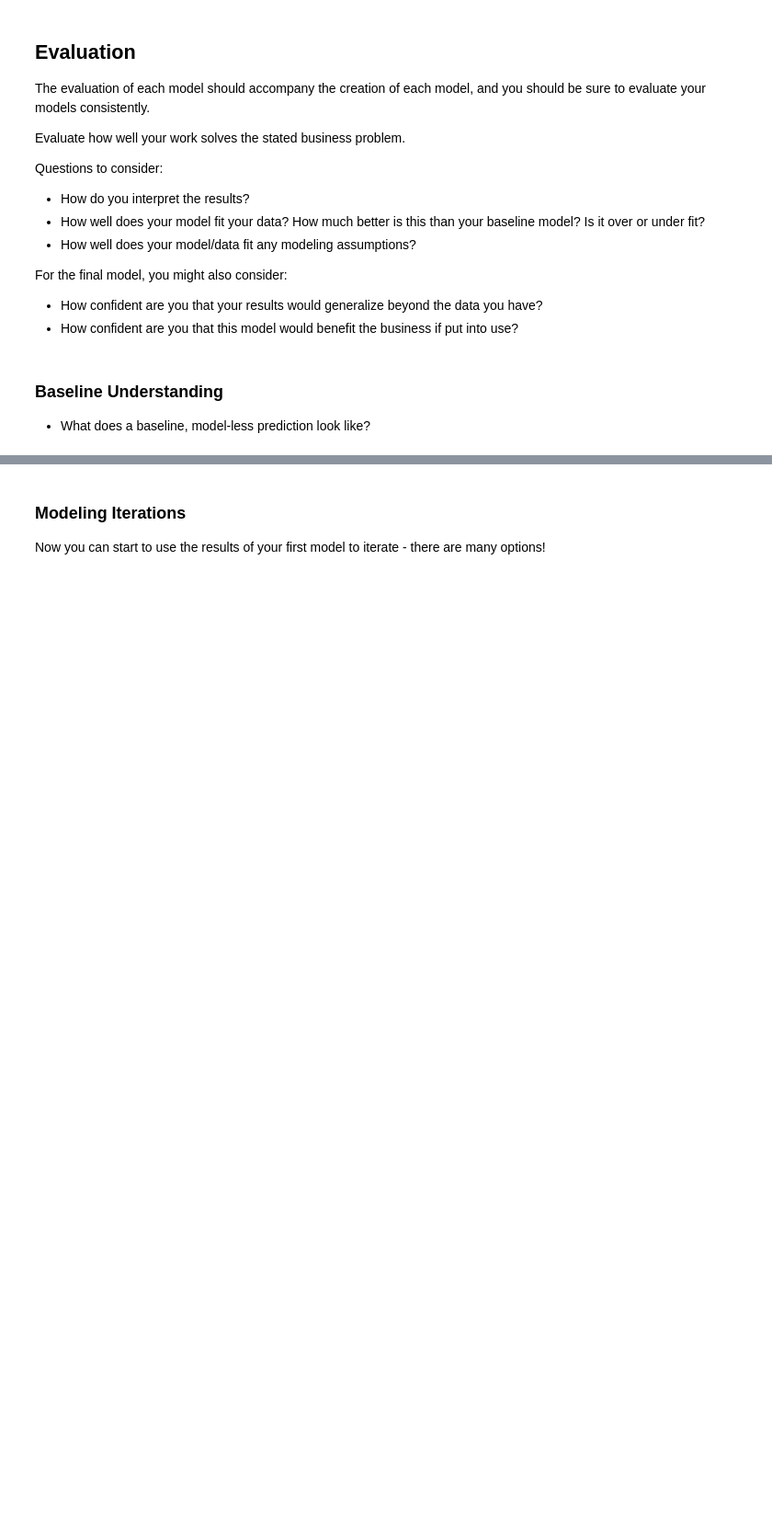
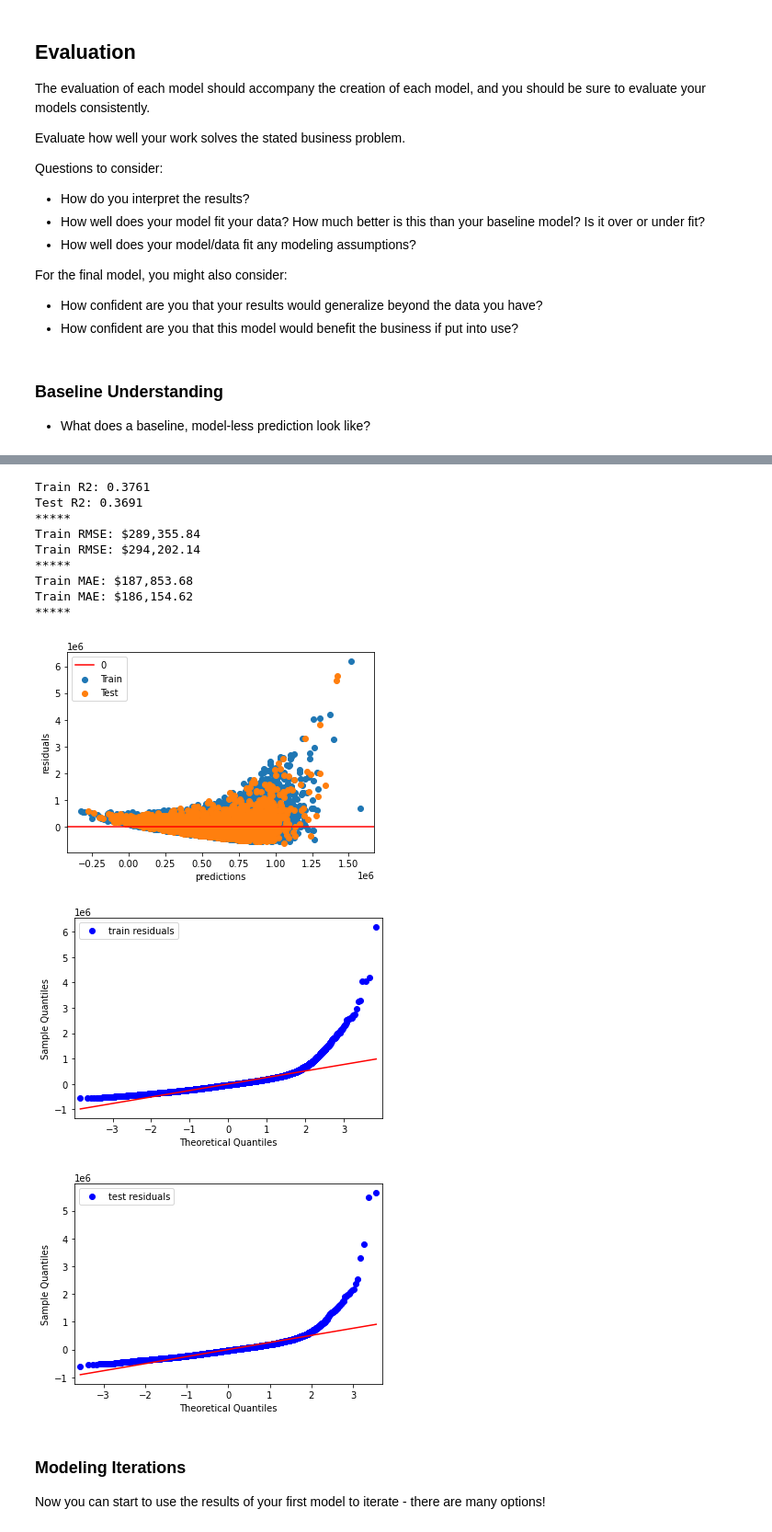
Before and after one commit to garrettwilliams90/Housing_Analysis, a Jupyter notebook: Notebooks/Emine/Project2_Emine.ipynb, the cells around one changed output, grey strips where cells are left out. Shown at 92% size. Saved outputs shown, nothing was run; the diff lists cells and outputs as text; code cells hidden in the pictures; blank space fills up the shorter version.

```diff
--- a/Notebooks/Emine/Project2_Emine.ipynb
+++ b/Notebooks/Emine/Project2_Emine.ipynb
@@ -424,0 +725,5 @@ Before going too far down the data preparation rabbit hole, be sure to check you
+# %%
+logged_fsm_X_train= np.log(X_train['sqft_living'])
+logged_fsm_X_test = np.log(X_test['sqft_living'])
+# %%
+fsm_logged = sm.OLS(y_train, sm.add_constant(logged_fsm_X_train)).fit()
@@ -425,3 +752,21 @@ Before going too far down the data preparation rabbit hole, be sure to check you
+# %%
+logged_fsm_train_preds = fsm_logged.predict(sm.add_constant(logged_fsm_X_train))
+logged_fsm_test_preds = fsm_logged.predict(sm.add_constant(logged_fsm_X_test))
+# %%
+evaluate(y_train, logged_fsm_train_preds, y_test, logged_fsm_test_preds)
+# %% [output]
+Train R2: 0.3761
+Test R2: 0.3691
+*****
+Train RMSE: $289,355.84
+Train RMSE: $294,202.14
+*****
+Train MAE: $187,853.68
+Train MAE: $186,154.62
+*****
+[figure, added]
+[figure, added]
+[figure, added]
 # %% [markdown]
 ### Modeling Iterations
 
```
Also changed, not shown: parts of 61 cells of this notebook.
